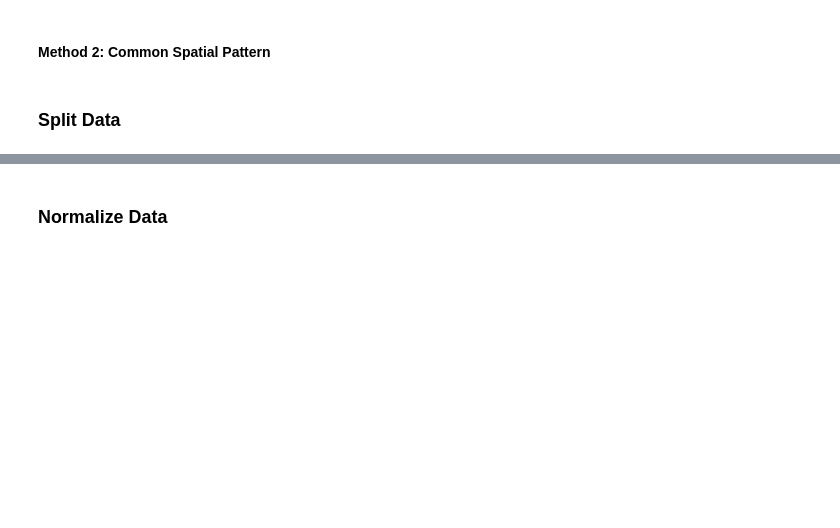
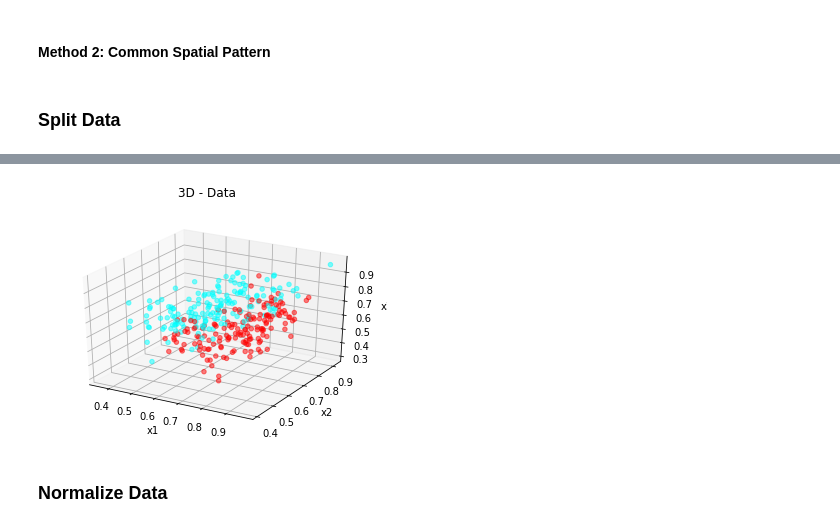
Before and after one commit to Abdul-Moeed/eeg-classification, a Jupyter notebook: Classifer_Demo.ipynb, the cells around one changed output, grey strips where cells are left out. Saved outputs shown, nothing was run; the diff lists cells and outputs as text; code cells hidden in the pictures; blank space fills up the shorter version.

```diff
--- a/Classifer_Demo.ipynb
+++ b/Classifer_Demo.ipynb
@@ -484,3 +494,7 @@ X_train_2, X_test_2, Y_train_2, Y_test_2 = split_dataset(features_2, labels_2)
+# %%
+gumpy.plot.PCA("3D", features_2, X_train_2, Y_train_2)
+# %% [output]
+[figure, added]
 # %% [markdown]
 ### Normalize Data
 # %%
```
Also changed, not shown: parts of 30 cells of this notebook, 4 other files.
